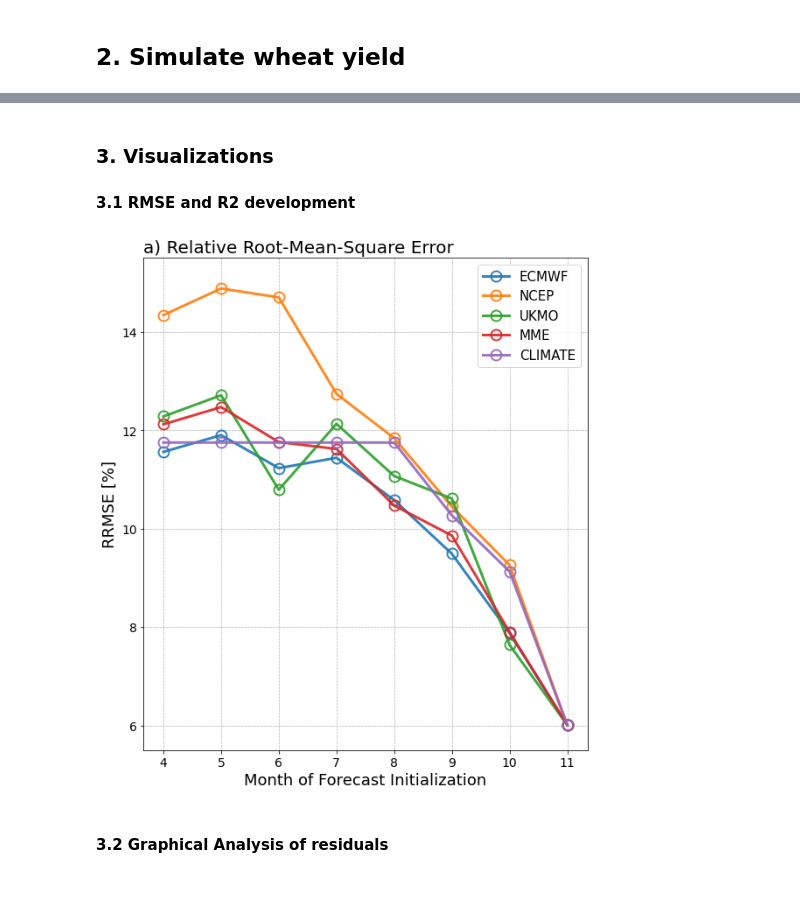
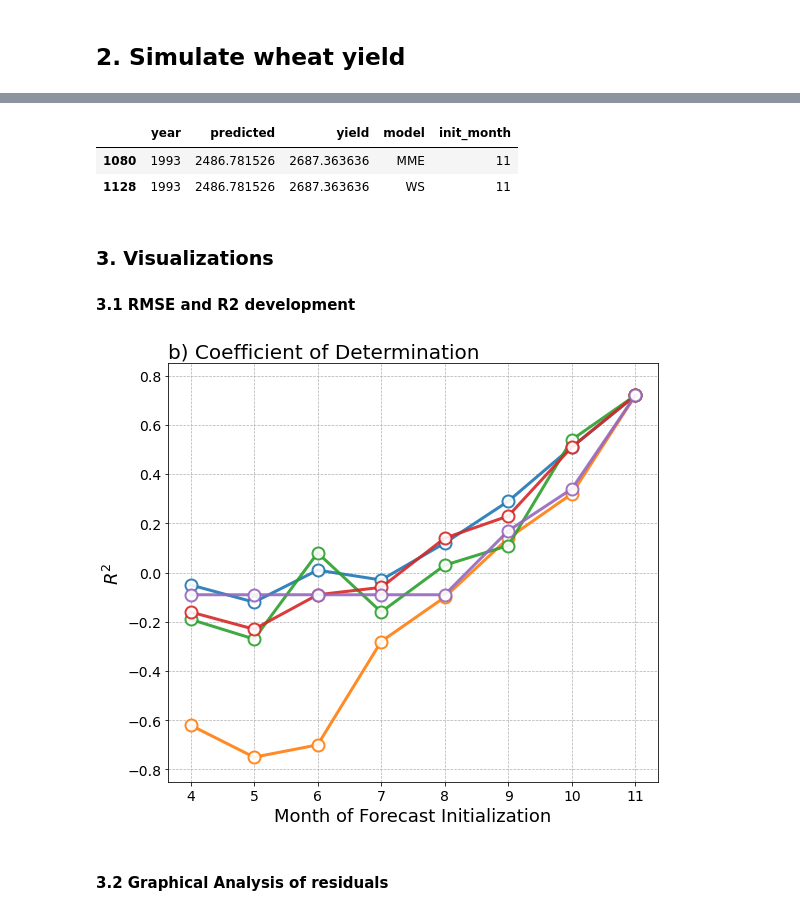
Before and after one commit to mzachow/wheat-yield-forecast-brazil, a Jupyter notebook: figures_for_manuscript.ipynb, the cells around one changed output, grey strips where cells are left out. Drawn from its saved outputs; the diff is of its cells as text; code cells hidden in the pictures; blank space fills up the shorter version.

```diff
--- a/figures_for_manuscript.ipynb
+++ b/figures_for_manuscript.ipynb
@@ -79,34 +76,41 @@ r2_scores.head(5)
 | UKMO | -0.19 | -0.27 | 0.08 | -0.16 | 0.03 | 0.11 | 0.54 | 0.72 |
 | MME | -0.16 | -0.23 | -0.09 | -0.06 | 0.14 | 0.23 | 0.51 | 0.72 |
 | CLIMATE | -0.09 | -0.09 | -0.09 | -0.09 | -0.09 | 0.17 | 0.34 | 0.72 |
+# %%
+simulations.loc[(simulations["init_month"] == 11) & (simulations["model"].isin(["WS", "MME"])) & (simulations["year"] == 1993)]
+# %% [output]
+|  | year | predicted | yield | model | init_month |
+| 1080 | 1993 | 2486.781526 | 2687.363636 | MME | 11 |
+| 1128 | 1993 | 2486.781526 | 2687.363636 | WS | 11 |
 # %% [markdown]
 ### 3. Visualizations
 #### 3.1 RMSE and R2 development
 # %%
-ax = rmse_scores.loc[rmse_scores.index != "WS"].transpose().plot(figsize=(8,9),
+ax = r2_scores.loc[r2_scores.index != "WS"].transpose().plot(figsize=(8,7),
                                                                  marker='o',
                                                                  ms=12,
                                                                  lw=3,
                                                                  linestyle='-',
                                                                  alpha=.9,
-                                                                 markerfacecolor='none',
-                                                                 markeredgewidth=2.0, legend=False)
+                                                                 markerfacecolor='white',
+                                                                 markeredgewidth=2.0,
+                                                                 legend=False)
 ax.grid('on', which='both', axis='y', linestyle='--', linewidth=.7)
 ax.grid('on', which='both', axis='x', linestyle='--', linewidth=.7)
 ax.set_xlabel('Month of Forecast Initialization', fontsize=18)
-#ax.set_ylabel(r'$R^{2}$', fontsize=18)
-ax.set_ylabel('RRMSE [%]', fontsize=18)
-ax.set_title('a) Relative Root-Mean-Square Error', loc="left", fontsize=20)
-#ax.set_title('b) Coefficient of Determination', loc="left", fontsize=20)
+ax.set_ylabel(r'$R^{2}$', fontsize=18)
+#ax.set_ylabel('RRMSE [%]', fontsize=18)
+#ax.set_title('a) Relative Root-Mean-Square Error', loc="left", fontsize=20)
+ax.set_title('b) Coefficient of Determination', loc="left", fontsize=20)
 ax.xaxis.set_tick_params(labelsize=14)
 ax.yaxis.set_tick_params(labelsize=14)
-ax.legend(fontsize=15)
-ax.set_ylim(5.5, 15.5)
-#ax.set_ylim(-0.85, 0.85)
+#ax.legend(fontsize=15)
+#ax.set_ylim(5.5, 16.5)
+ax.set_ylim(-0.85, 0.85)
 plt.tight_layout()
-#plt.savefig("images/rmsescore_development.png", dpi=1000)
+#plt.savefig("images/r2score_development.png", dpi=1000)
 plt.show();
 # %% [output]
-[figure, old version]
+[figure, new version]
 # %% [markdown]
 #### 3.2 Graphical Analysis of residuals
```
Also changed, not shown: parts of 9 cells of this notebook.
